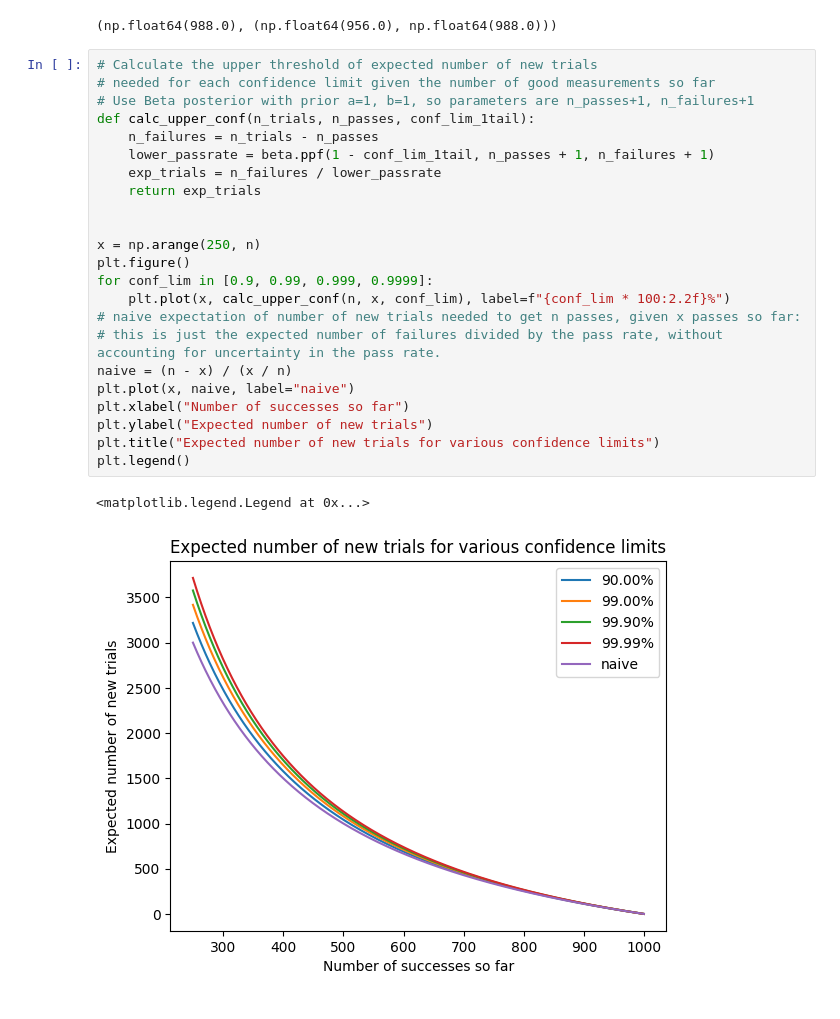
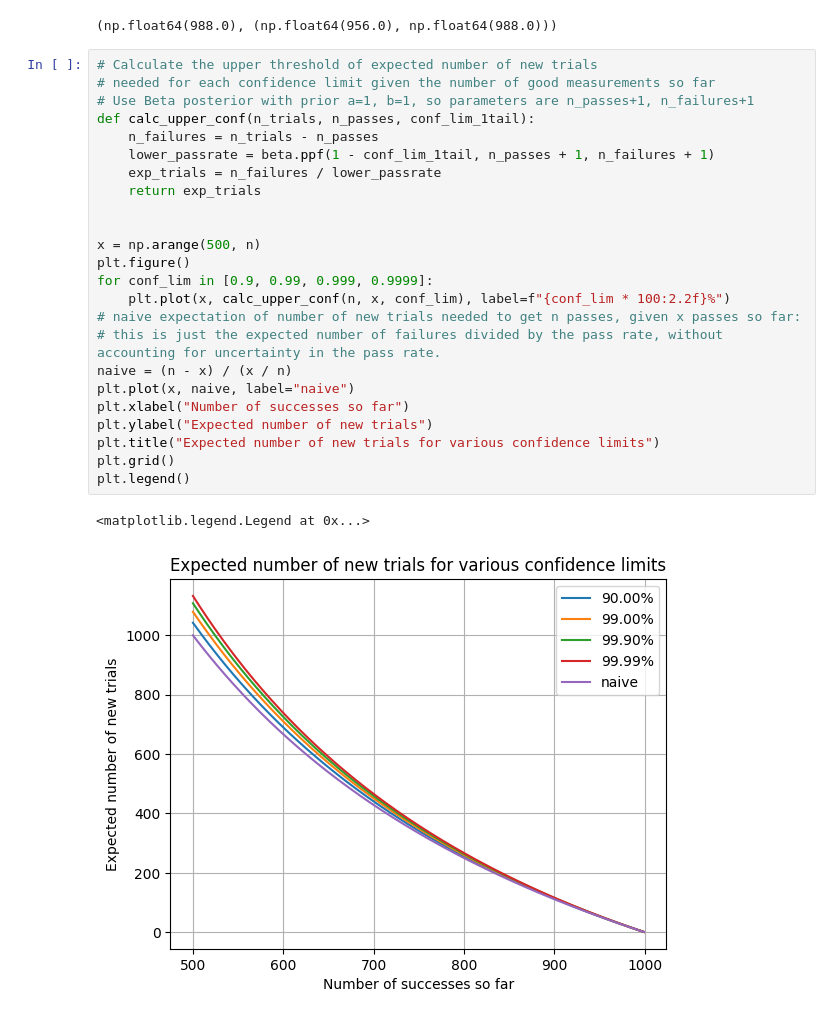
Before and after one commit to jlucas-oqc/playgound, a Jupyter notebook: beta_bin.ipynb, the cells around one changed output. Saved outputs shown, nothing was run; the diff lists cells and outputs as text.

Commit message:
chore: show grid

```diff
--- a/beta_bin.ipynb
+++ b/beta_bin.ipynb
@@ -90,26 +90,27 @@ upper_expectation, conf_int
 # %%
 # Calculate the upper threshold of expected number of new trials
 # needed for each confidence limit given the number of good measurements so far
 # Use Beta posterior with prior a=1, b=1, so parameters are n_passes+1, n_failures+1
 def calc_upper_conf(n_trials, n_passes, conf_lim_1tail):
     n_failures = n_trials - n_passes
     lower_passrate = beta.ppf(1 - conf_lim_1tail, n_passes + 1, n_failures + 1)
     exp_trials = n_failures / lower_passrate
     return exp_trials
 
 
-x = np.arange(250, n)
+x = np.arange(500, n)
 plt.figure()
 for conf_lim in [0.9, 0.99, 0.999, 0.9999]:
     plt.plot(x, calc_upper_conf(n, x, conf_lim), label=f"{conf_lim * 100:2.2f}%")
 # naive expectation of number of new trials needed to get n passes, given x passes so far:
 # this is just the expected number of failures divided by the pass rate, without accounting for uncertainty in the pass rate.
 naive = (n - x) / (x / n)
 plt.plot(x, naive, label="naive")
 plt.xlabel("Number of successes so far")
 plt.ylabel("Expected number of new trials")
 plt.title("Expected number of new trials for various confidence limits")
+plt.grid()
 plt.legend()
 # %% [output]
 <matplotlib.legend.Legend at 0x...>
-[figure, old version]
+[figure, new version]
```
